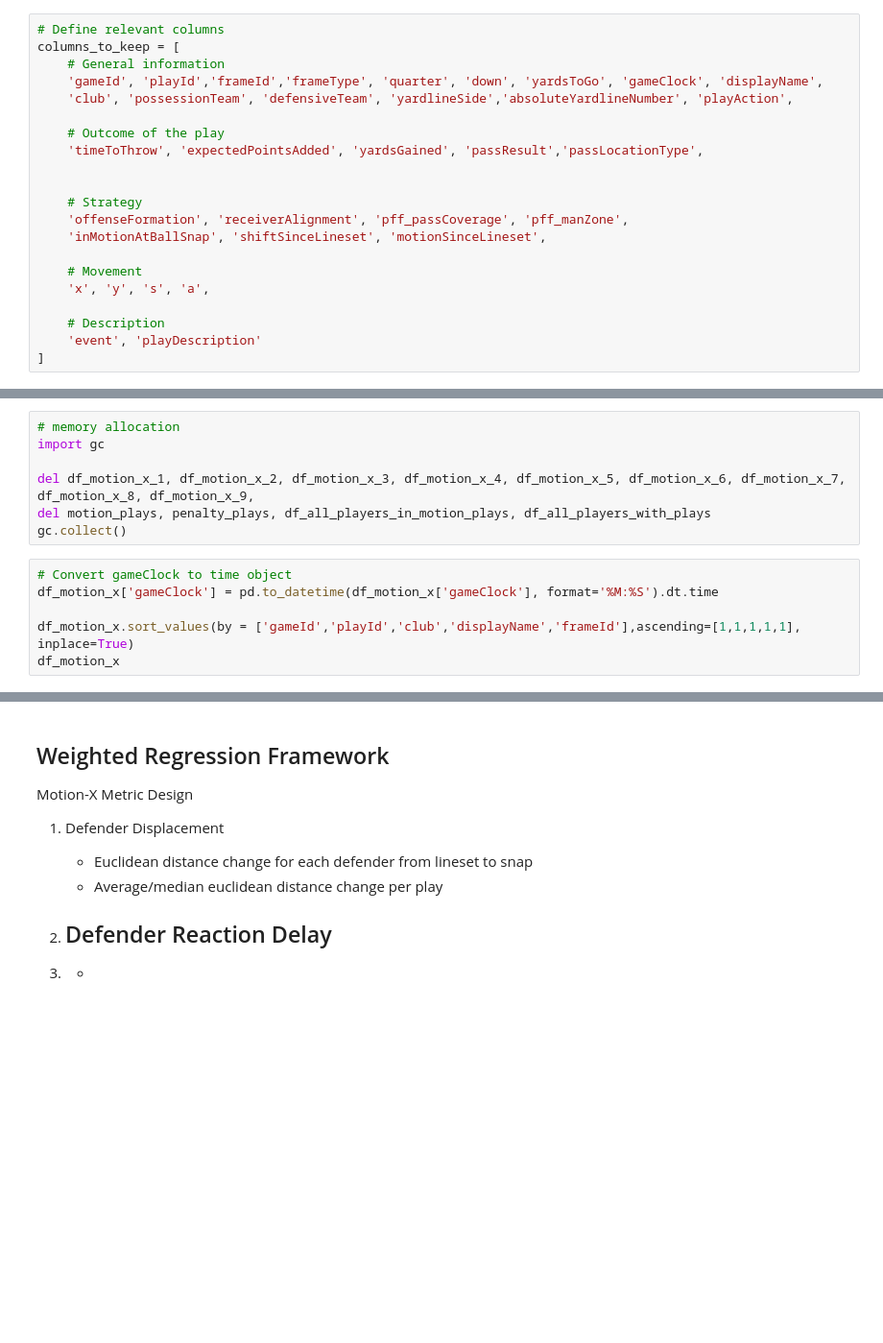
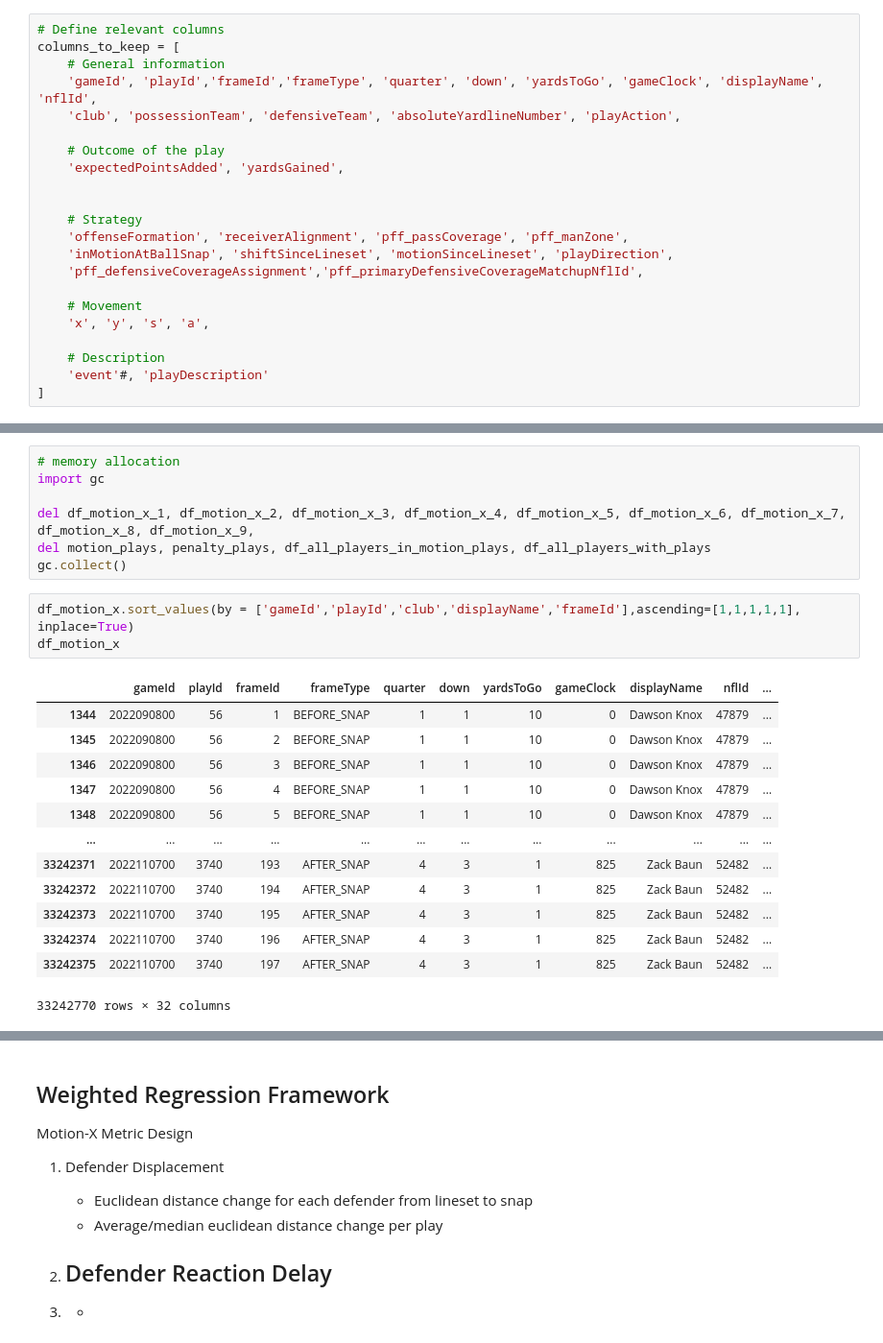
Before and after one commit to howiess/Competition, a Jupyter notebook: NFL Big Data Bowl 2025.ipynb, the cells around one changed output, grey strips where cells are left out. Shown at 96% size. Drawn from its saved outputs; the diff is of its cells as text; blank space fills up the shorter version.

```diff
--- a/NFL Big Data Bowl 2025.ipynb
+++ b/NFL Big Data Bowl 2025.ipynb
@@ -442,22 +529,23 @@ MemoryError: Unable to allocate 236. MiB for an array with shape (8, 3867974) an
 # Define relevant columns
 columns_to_keep = [
     # General information
-    'gameId', 'playId','frameId','frameType', 'quarter', 'down', 'yardsToGo', 'gameClock', 'displayName',
-    'club', 'possessionTeam', 'defensiveTeam', 'yardlineSide','absoluteYardlineNumber', 'playAction',
+    'gameId', 'playId','frameId','frameType', 'quarter', 'down', 'yardsToGo', 'gameClock', 'displayName', 'nflId',
+    'club', 'possessionTeam', 'defensiveTeam', 'absoluteYardlineNumber', 'playAction',
 
     # Outcome of the play
-    'timeToThrow', 'expectedPointsAdded', 'yardsGained', 'passResult','passLocationType',
+    'expectedPointsAdded', 'yardsGained',
 
 
     # Strategy
     'offenseFormation', 'receiverAlignment', 'pff_passCoverage', 'pff_manZone',
-    'inMotionAtBallSnap', 'shiftSinceLineset', 'motionSinceLineset',
+    'inMotionAtBallSnap', 'shiftSinceLineset', 'motionSinceLineset', 'playDirection',
+    'pff_defensiveCoverageAssignment','pff_primaryDefensiveCoverageMatchupNflId',
 
     # Movement
     'x', 'y', 's', 'a',
 
     # Description
-    'event', 'playDescription'
+    'event'#, 'playDescription'
 ]
 # %%
 
@@ -487,8 +583,19 @@ del df_motion_x_1, df_motion_x_2, df_motion_x_3, df_motion_x_4, df_motion_x_5, d
 del motion_plays, penalty_plays, df_all_players_in_motion_plays, df_all_players_with_plays
 gc.collect()
 # %%
-# Convert gameClock to time object
-df_motion_x['gameClock'] = pd.to_datetime(df_motion_x['gameClock'], format='%M:%S').dt.time
-
 df_motion_x.sort_values(by = ['gameId','playId','club','displayName','frameId'],ascending=[1,1,1,1,1], inplace=True)
 df_motion_x
+# %% [output]
+|  | gameId | playId | frameId | frameType | quarter | down | yardsToGo | gameClock | displayName | nflId | ... |
+| 1344 | 2022090800 | 56 | 1 | BEFORE_SNAP | 1 | 1 | 10 | 0 | Dawson Knox | 47879 | ... |
+| 1345 | 2022090800 | 56 | 2 | BEFORE_SNAP | 1 | 1 | 10 | 0 | Dawson Knox | 47879 | ... |
+| 1346 | 2022090800 | 56 | 3 | BEFORE_SNAP | 1 | 1 | 10 | 0 | Dawson Knox | 47879 | ... |
+| 1347 | 2022090800 | 56 | 4 | BEFORE_SNAP | 1 | 1 | 10 | 0 | Dawson Knox | 47879 | ... |
+| 1348 | 2022090800 | 56 | 5 | BEFORE_SNAP | 1 | 1 | 10 | 0 | Dawson Knox | 47879 | ... |
+| ... | ... | ... | ... | ... | ... | ... | ... | ... | ... | ... | ... |
+| 33242371 | 2022110700 | 3740 | 193 | AFTER_SNAP | 4 | 3 | 1 | 825 | Zack Baun | 52482 | ... |
+| 33242372 | 2022110700 | 3740 | 194 | AFTER_SNAP | 4 | 3 | 1 | 825 | Zack Baun | 52482 | ... |
+| 33242373 | 2022110700 | 3740 | 195 | AFTER_SNAP | 4 | 3 | 1 | 825 | Zack Baun | 52482 | ... |
+| 33242374 | 2022110700 | 3740 | 196 | AFTER_SNAP | 4 | 3 | 1 | 825 | Zack Baun | 52482 | ... |
+| 33242375 | 2022110700 | 3740 | 197 | AFTER_SNAP | 4 | 3 | 1 | 825 | Zack Baun | 52482 | ... |
+33242770 rows × 32 columns
```
Also changed, not shown: parts of 14 cells of this notebook.
